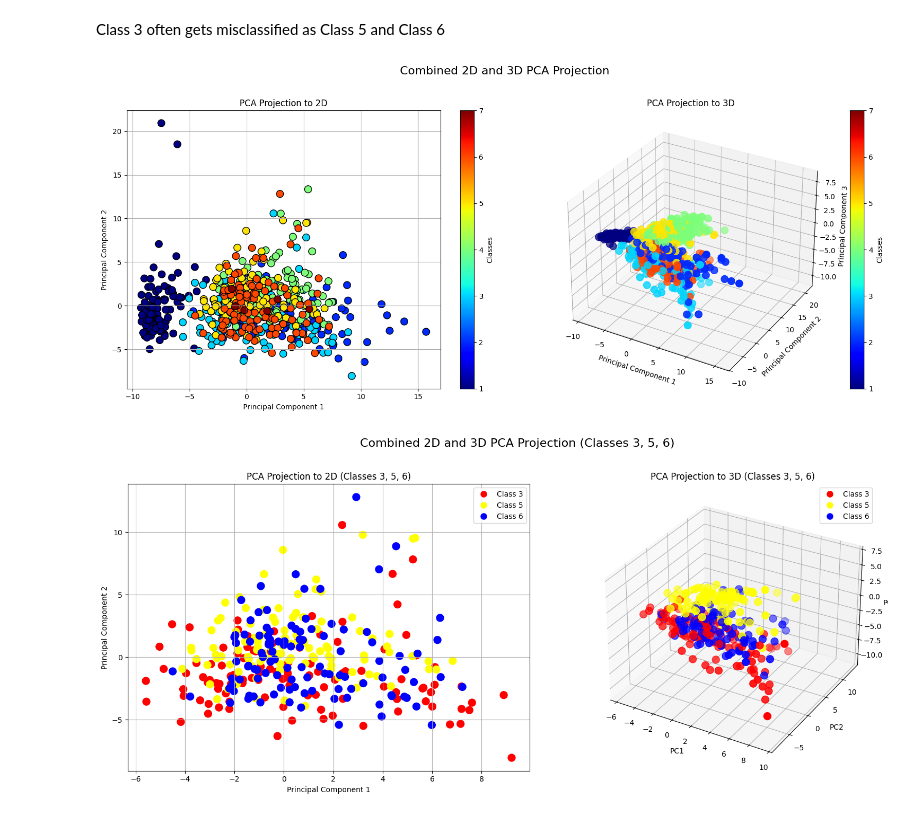
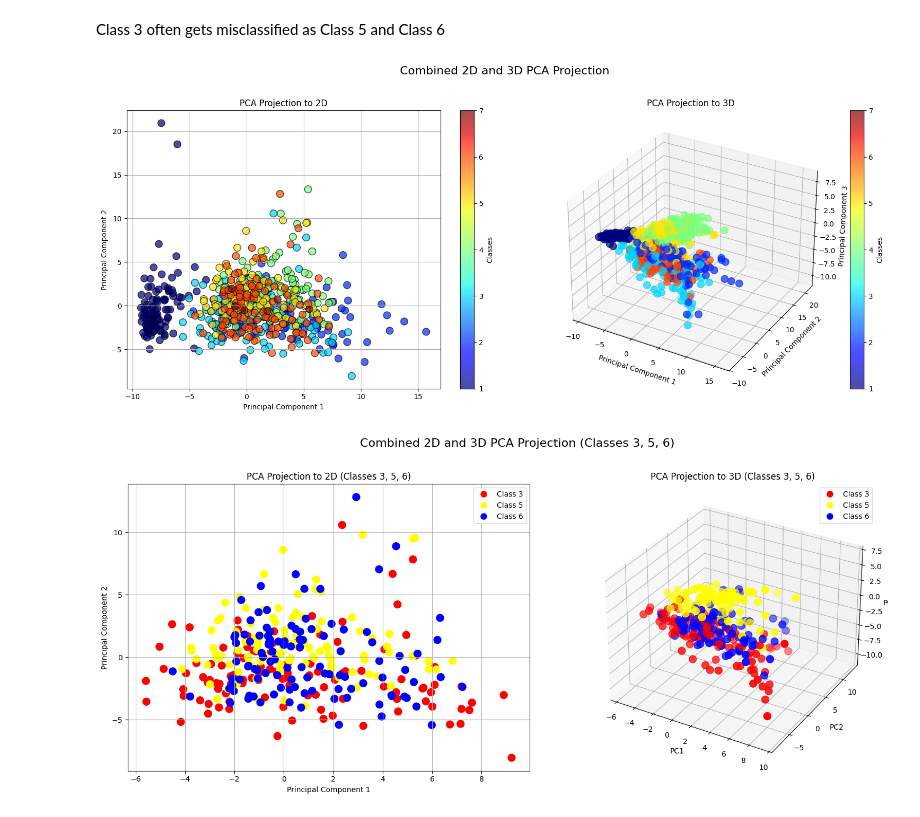
Before and after one commit to omkarpatil06/s-s_emg, a Jupyter notebook: emg.ipynb, the cells around one changed output. Saved outputs shown, nothing was run; the diff lists cells and outputs as text; code cells hidden in the pictures.

```diff
--- a/emg.ipynb
+++ b/emg.ipynb
@@ -891,32 +775,32 @@ Class 3 often gets misclassified as Class 5 and Class 6
 # %%
 # PCA on entire dataset
 X_scale = StandardScaler().fit_transform(X)
 X_pca2d = PCA(n_components=2).fit_transform(X_scale)
 X_pca3d = PCA(n_components=3).fit_transform(X_scale)
 fig = plt.figure(figsize=(16, 7))
 
 ax1 = fig.add_subplot(121)
-scatter2d = ax1.scatter(X_pca2d[:, 0], X_pca2d[:, 1], c=y, cmap='jet', edgecolor='k', s=100)
+scatter2d = ax1.scatter(X_pca2d[:, 0], X_pca2d[:, 1], c=y, cmap='jet', edgecolor='k', s=100, alpha=0.7)
 ax1.set_xlabel('Principal Component 1')
 ax1.set_ylabel('Principal Component 2')
 ax1.set_title('PCA Projection to 2D')
 ax1.grid()
 cbar = plt.colorbar(scatter2d, ax=ax1)
 cbar.set_label('Classes')
 
 ax2 = fig.add_subplot(122, projection='3d')
-scatter3d = ax2.scatter(X_pca3d[:, 0], X_pca3d[:, 1], X_pca3d[:, 2], c=y, cmap='jet', s=100)
+scatter3d = ax2.scatter(X_pca3d[:, 0], X_pca3d[:, 1], X_pca3d[:, 2], c=y, cmap='jet', s=100, alpha=0.7)
 ax2.set_xlabel('Principal Component 1')
 ax2.set_ylabel('Principal Component 2')
 ax2.set_zlabel('Principal Component 3')
 ax2.set_title('PCA Projection to 3D')
 cbar3d = plt.colorbar(scatter3d, ax=ax2)
 cbar3d.set_label('Classes')
 plt.suptitle('Combined 2D and 3D PCA Projection', fontsize=16)
 plt.tight_layout(rect=[0, 0, 1, 0.96])
 plt.show()
 # %% [output]
-[figure, old version]
+[figure, new version]
 # %%
 y_mapped = np.hstack((np.where(y == 3), np.where(y == 5), np.where(y == 6)))
 X_filtered_2d = X_pca2d[y_mapped][0]
```
Also changed, not shown: parts of 9 cells of this notebook, 1 other file.
